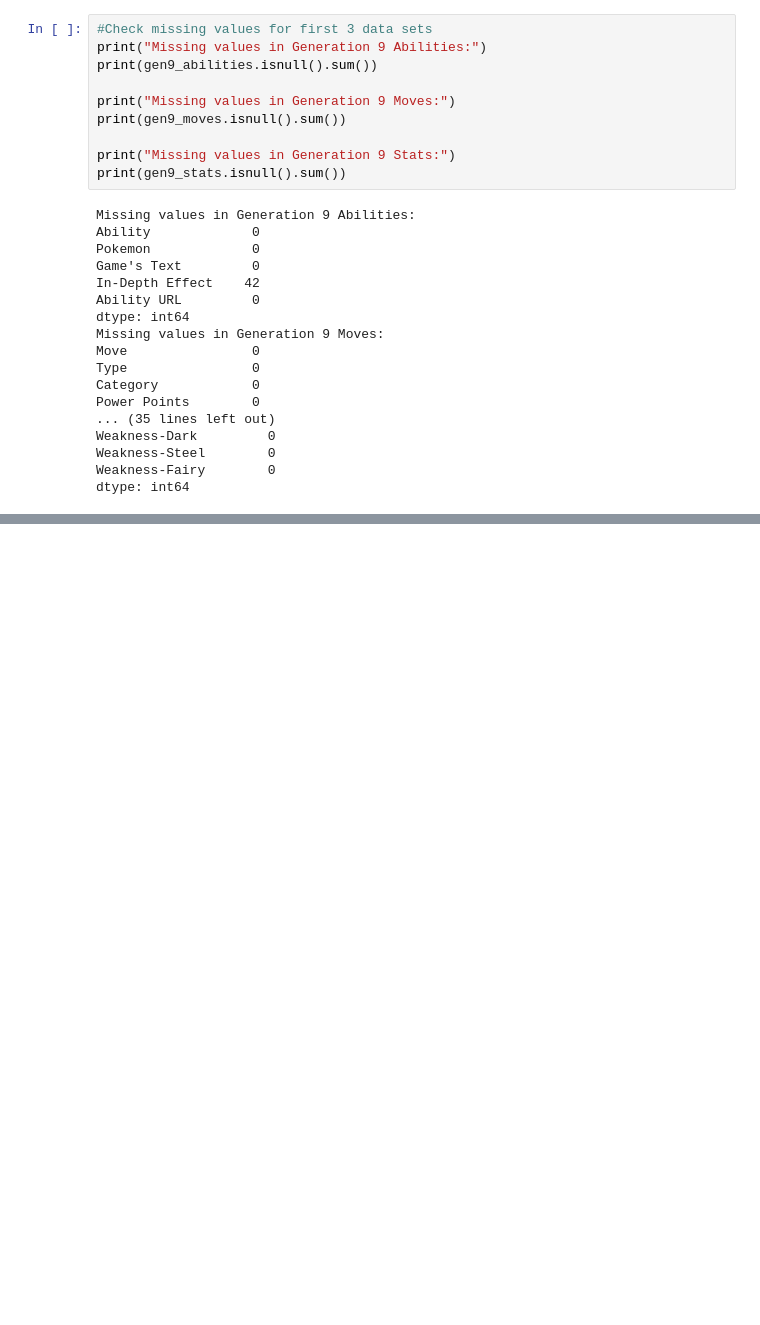
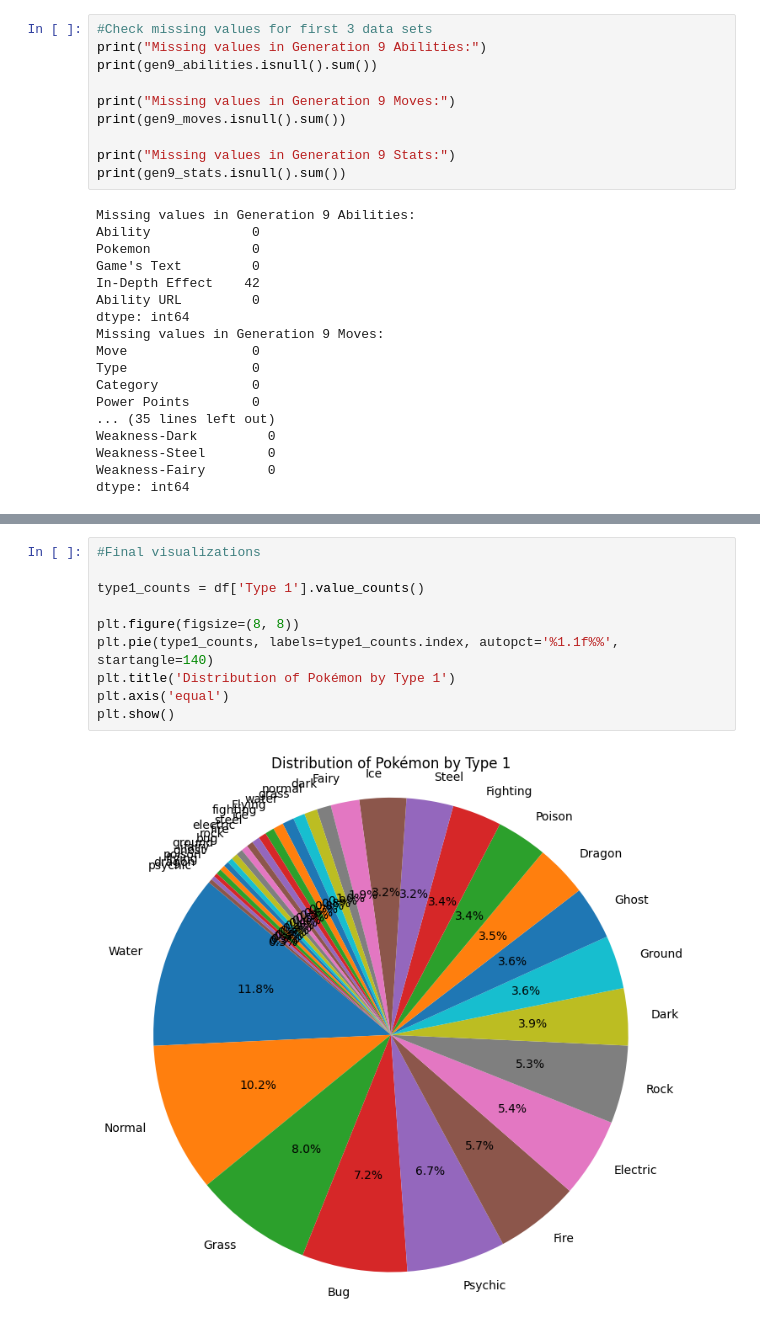
Before and after one commit to AdamNur422/ITCS-3162-Final-Project, a Jupyter notebook: Final Project.ipynb, the cells around one changed output, grey strips where cells are left out. Drawn from its saved outputs; the diff is of its cells as text; blank space fills up the shorter version.

```diff
--- a/Final Project.ipynb
+++ b/Final Project.ipynb
@@ -122,0 +382,12 @@ dtype: int64
+# %%
+#Final visualizations
+
+type1_counts = df['Type 1'].value_counts()
+
+plt.figure(figsize=(8, 8))
+plt.pie(type1_counts, labels=type1_counts.index, autopct='%1.1f%%', startangle=140)
+plt.title('Distribution of Pokémon by Type 1')
+plt.axis('equal')
+plt.show()
+# %% [output]
+[figure, added]
```
Also changed, not shown: parts of 26 cells of this notebook, 11 other files.
